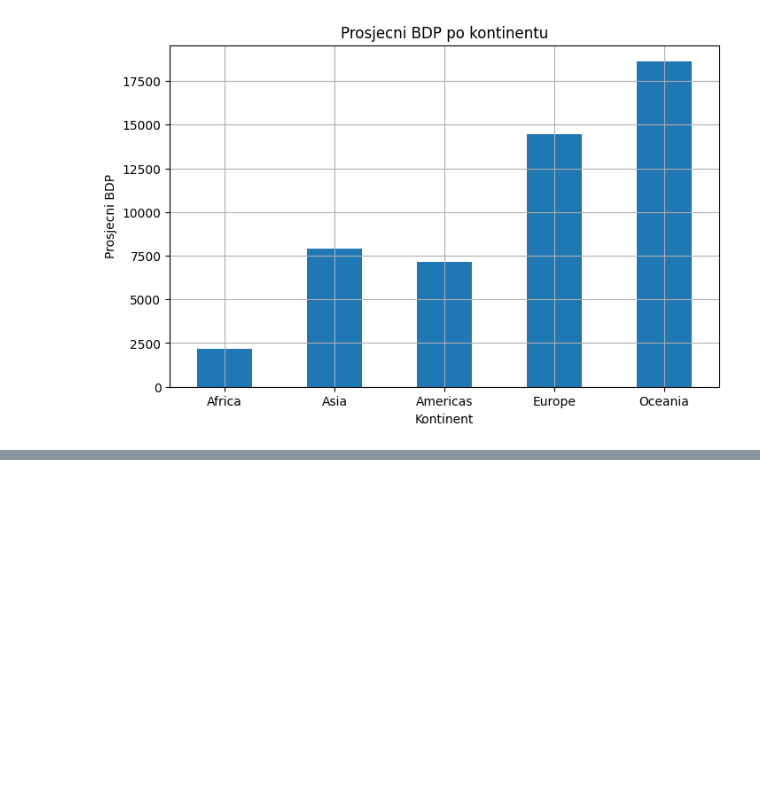
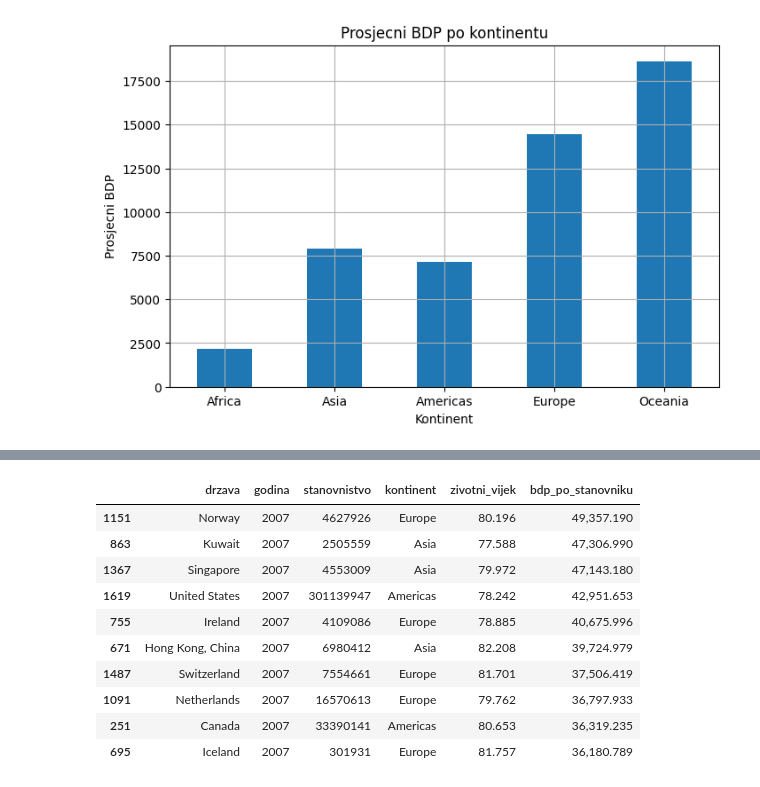
Before and after one commit to python-developer-algebra-klujic/pyds-ponavljanje, a Jupyter notebook: Zadaca.ipynb, the cells around one changed output, grey strips where cells are left out. Saved outputs shown, nothing was run; the diff lists cells and outputs as text; code cells hidden in the pictures; blank space fills up the shorter version.

```diff
--- a/Zadaca.ipynb
+++ b/Zadaca.ipynb
@@ -261,0 +291,14 @@ plt.show()
+# %%
+df_zadnja.sort_values('bdp_po_stanovniku', ascending=False).head(10)
+# %% [output]
+|  | drzava | godina | stanovnistvo | kontinent | zivotni_vijek | bdp_po_stanovniku |
+| 1151 | Norway | 2007 | 4627926 | Europe | 80.196 | 49,357.190 |
+| 863 | Kuwait | 2007 | 2505559 | Asia | 77.588 | 47,306.990 |
+| 1367 | Singapore | 2007 | 4553009 | Asia | 79.972 | 47,143.180 |
+| 1619 | United States | 2007 | 301139947 | Americas | 78.242 | 42,951.653 |
+| 755 | Ireland | 2007 | 4109086 | Europe | 78.885 | 40,675.996 |
+| 671 | Hong Kong, China | 2007 | 6980412 | Asia | 82.208 | 39,724.979 |
+| 1487 | Switzerland | 2007 | 7554661 | Europe | 81.701 | 37,506.419 |
+| 1091 | Netherlands | 2007 | 16570613 | Europe | 79.762 | 36,797.933 |
+| 251 | Canada | 2007 | 33390141 | Americas | 80.653 | 36,319.235 |
+| 695 | Iceland | 2007 | 301931 | Europe | 81.757 | 36,180.789 |
```
Also changed, not shown: parts of 3 cells of this notebook.
